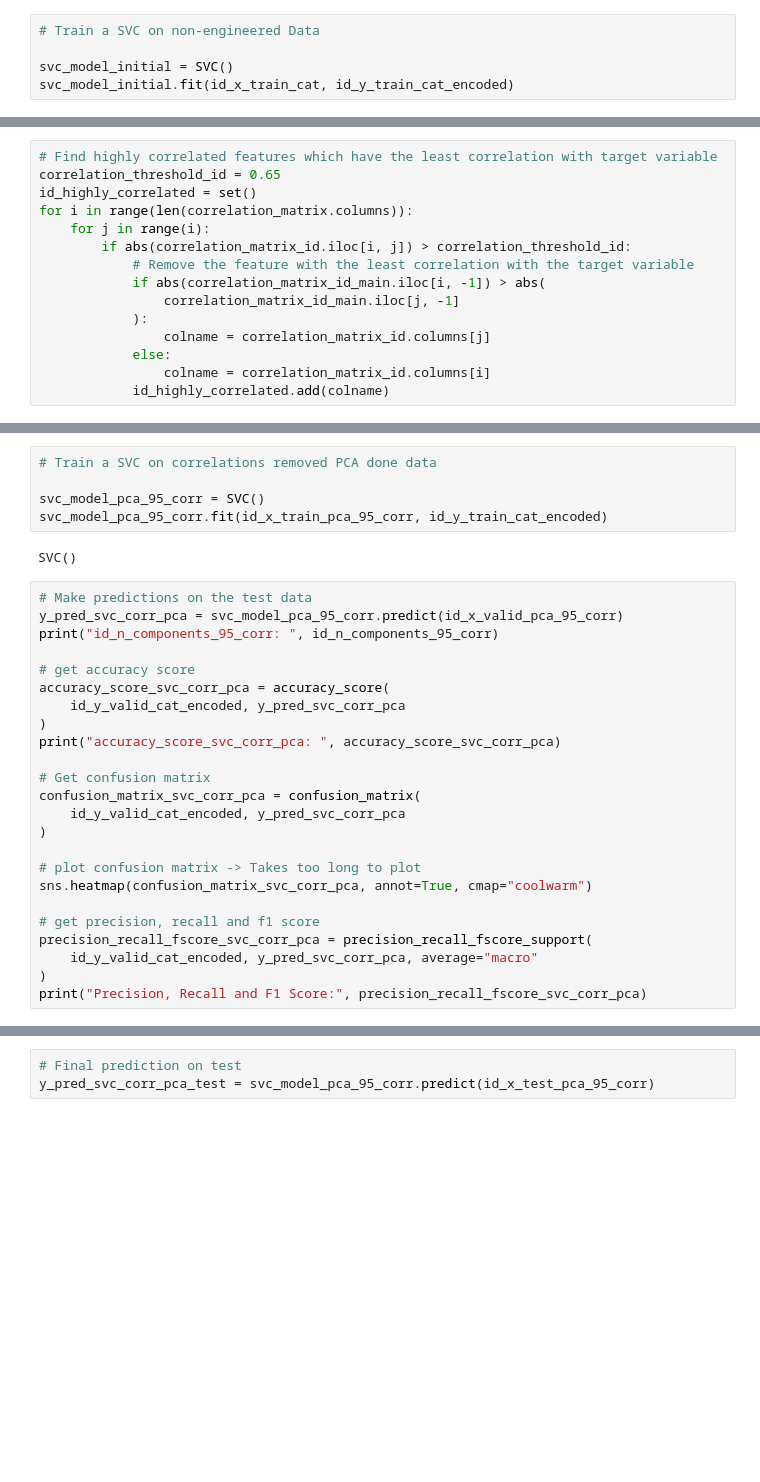
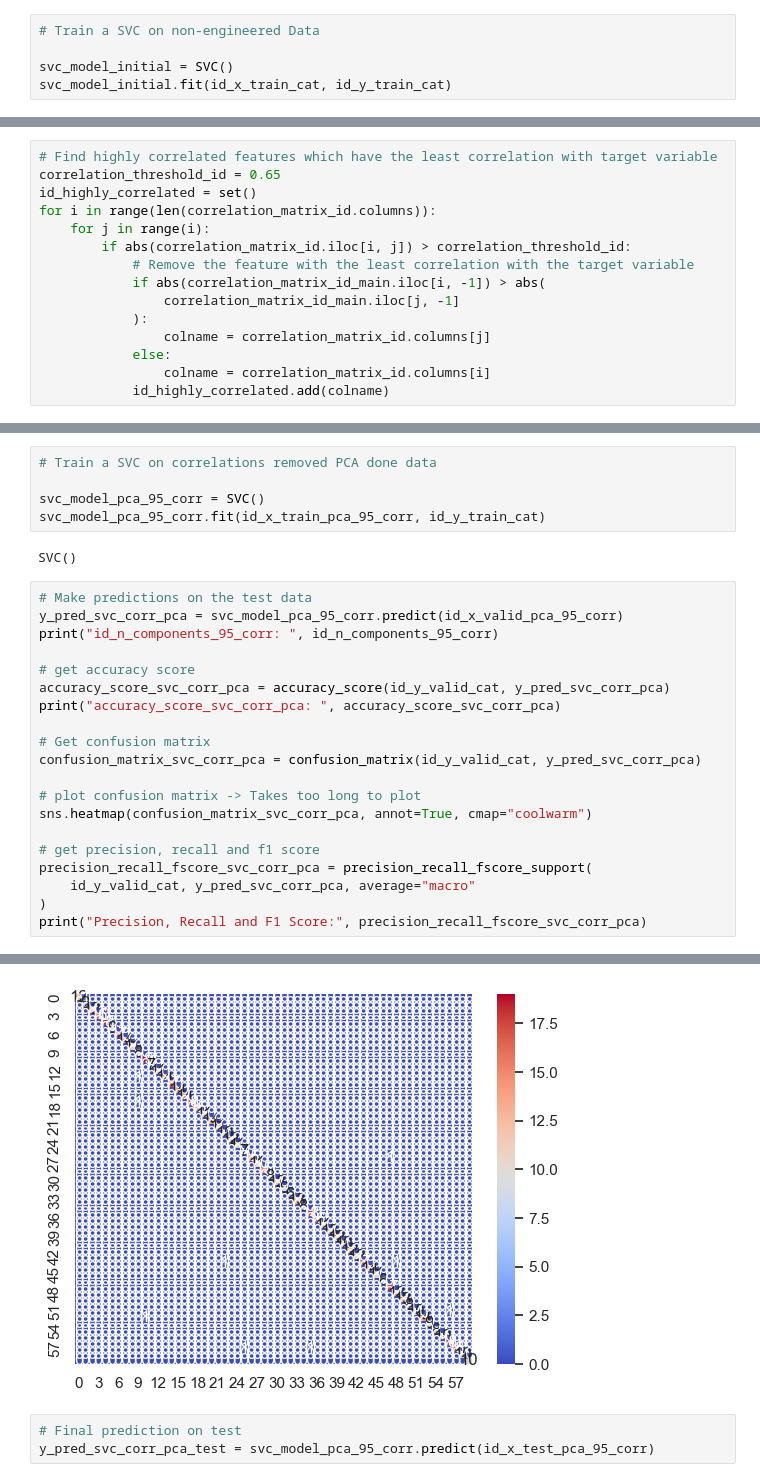
Before and after one commit to Tharusha-Lekamge/CS4622-ML-Labs, a Jupyter notebook: Lab01-Feature-Engineering/src/lab01.ipynb, the cells around one changed output, grey strips where cells are left out. Saved outputs shown, nothing was run; the diff lists cells and outputs as text; blank space fills up the shorter version.

```diff
--- a/Lab01-Feature-Engineering/src/lab01.ipynb
+++ b/Lab01-Feature-Engineering/src/lab01.ipynb
@@ -943,7 +939,7 @@ id_x_test_cat = x_test_scaled.copy()
 # Train a SVC on non-engineered Data
 
 svc_model_initial = SVC()
-svc_model_initial.fit(id_x_train_cat, id_y_train_cat_encoded)
+svc_model_initial.fit(id_x_train_cat, id_y_train_cat)
 # %% [output]
 SVC()
 # %%
@@ -1026,7 +1025,7 @@ plt.show()
 # Find highly correlated features which have the least correlation with target variable
 correlation_threshold_id = 0.65
 id_highly_correlated = set()
-for i in range(len(correlation_matrix.columns)):
+for i in range(len(correlation_matrix_id.columns)):
     for j in range(i):
         if abs(correlation_matrix_id.iloc[i, j]) > correlation_threshold_id:
             # Remove the feature with the least correlation with the target variable
@@ -1088,7 +1084,7 @@ NameError: name 'id_pca_cat_95_corr' is not defined
 # Train a SVC on correlations removed PCA done data
 
 svc_model_pca_95_corr = SVC()
-svc_model_pca_95_corr.fit(id_x_train_pca_95_corr, id_y_train_cat_encoded)
+svc_model_pca_95_corr.fit(id_x_train_pca_95_corr, id_y_train_cat)
 # %% [output]
 SVC()
 # %%
@@ -1097,22 +1093,18 @@ y_pred_svc_corr_pca = svc_model_pca_95_corr.predict(id_x_valid_pca_95_corr)
 print("id_n_components_95_corr: ", id_n_components_95_corr)
 
 # get accuracy score
-accuracy_score_svc_corr_pca = accuracy_score(
-    id_y_valid_cat_encoded, y_pred_svc_corr_pca
-)
+accuracy_score_svc_corr_pca = accuracy_score(id_y_valid_cat, y_pred_svc_corr_pca)
 print("accuracy_score_svc_corr_pca: ", accuracy_score_svc_corr_pca)
 
 # Get confusion matrix
-confusion_matrix_svc_corr_pca = confusion_matrix(
-    id_y_valid_cat_encoded, y_pred_svc_corr_pca
-)
+confusion_matrix_svc_corr_pca = confusion_matrix(id_y_valid_cat, y_pred_svc_corr_pca)
 
 # plot confusion matrix -> Takes too long to plot
 sns.heatmap(confusion_matrix_svc_corr_pca, annot=True, cmap="coolwarm")
 
 # get precision, recall and f1 score
 precision_recall_fscore_svc_corr_pca = precision_recall_fscore_support(
-    id_y_valid_cat_encoded, y_pred_svc_corr_pca, average="macro"
+    id_y_valid_cat, y_pred_svc_corr_pca, average="macro"
 )
 print("Precision, Recall and F1 Score:", precision_recall_fscore_svc_corr_pca)
 # %% [output]
@@ -1120,3 +1114,4 @@ NameError: name 'svc_model_pca_95_corr' is not defined
+[figure, added]
 # %%
 # Final prediction on test
 y_pred_svc_corr_pca_test = svc_model_pca_95_corr.predict(id_x_test_pca_95_corr)
```
Also changed, not shown: parts of 53 cells of this notebook, 16 other files.
